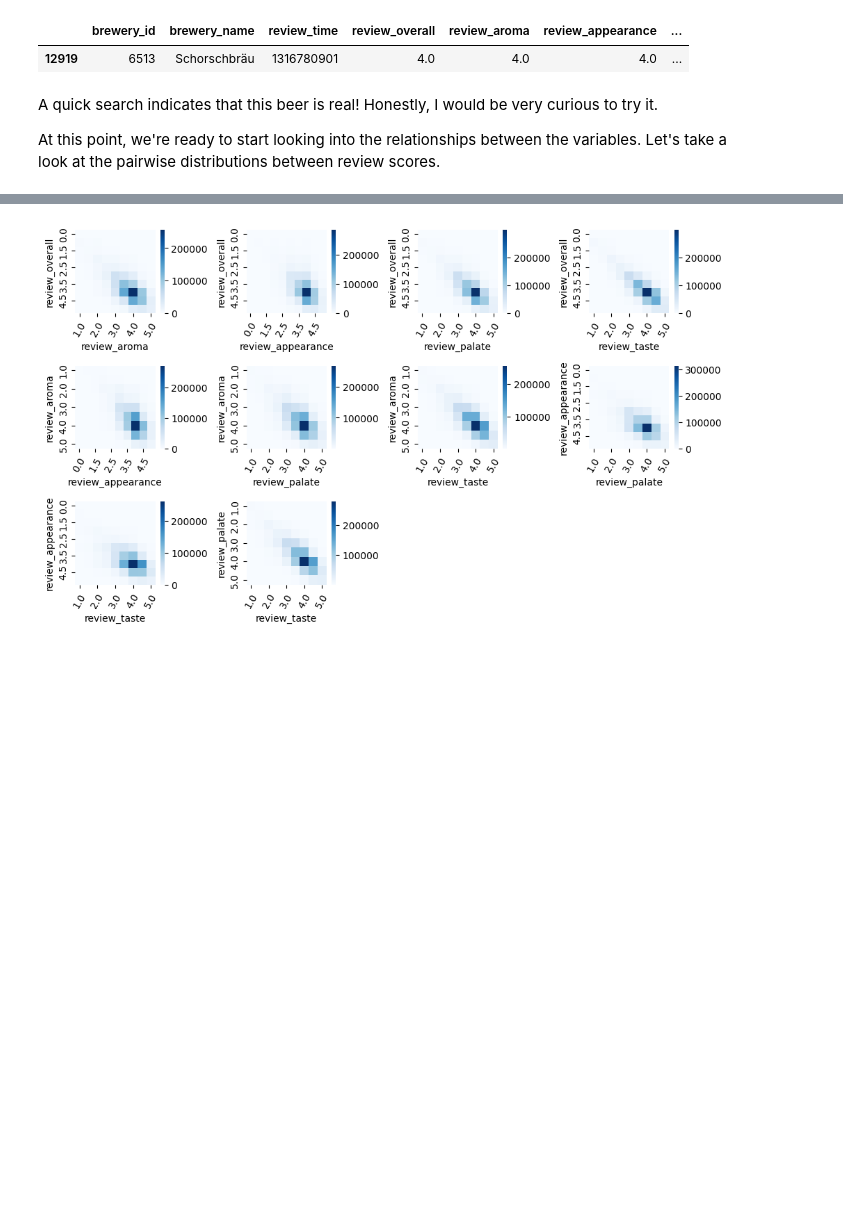
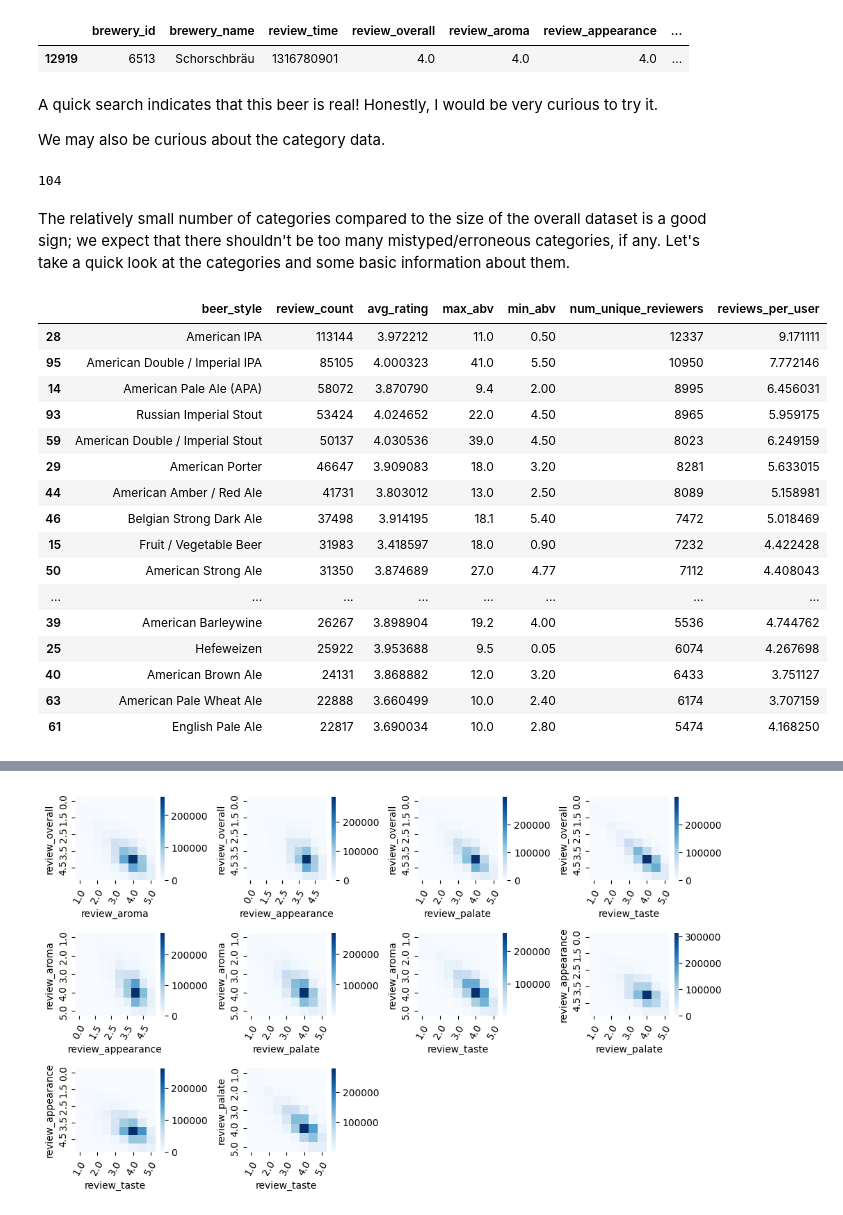
Before and after one commit to LucasLyons/Beer-Project, a Jupyter notebook: Beer Review Data Analysis.ipynb, the cells around one changed output, grey strips where cells are left out. Saved outputs shown, nothing was run; the diff lists cells and outputs as text; code cells hidden in the pictures; blank space fills up the shorter version.

```diff
--- a/Beer Review Data Analysis.ipynb
+++ b/Beer Review Data Analysis.ipynb
@@ -149,4 +151,41 @@ beer.loc[beer['beer_abv'] == max(beer['beer_abv'])]
 # %% [markdown]
 A quick search indicates that this beer is real! Honestly, I would be very curious to try it.
 
-At this point, we're ready to start looking into the relationships between the variables. Let's take a look at the pairwise distributions between review scores.
+We may also be curious about the category data.
+# %%
+#how many categories are there?
+beer['beer_style'].nunique()
+# %% [output]
+104
+# %% [markdown]
+The relatively small number of categories compared to the size of the overall dataset is a good sign; we expect that there shouldn't be too many mistyped/erroneous categories, if any. Let's take a quick look at the categories and some basic information about them.
+# %%
+#we'll run a SQL queries to group the data by beer style and generate some statistics
+query = "SELECT beer_style, COUNT(*) as review_count, AVG(review_overall) as avg_rating, \
+    MAX(beer_abv) as max_abv, MIN(beer_abv) as min_abv, \
+        COUNT(DISTINCT review_profilename) as num_unique_reviewers, \
+        review_count / num_unique_reviewers as reviews_per_user \
+    FROM beer GROUP BY beer_style"
+#query and save
+styles = db.sql(query).df()
+# %%
+#show 20 most popular styles
+styles.sort_values('review_count', ascending = False).head(20)
+# %% [output]
+|  | beer_style | review_count | avg_rating | max_abv | min_abv | num_unique_reviewers | reviews_per_user |
+| 28 | American IPA | 113144 | 3.972212 | 11.0 | 0.50 | 12337 | 9.171111 |
+| 95 | American Double / Imperial IPA | 85105 | 4.000323 | 41.0 | 5.50 | 10950 | 7.772146 |
+| 14 | American Pale Ale (APA) | 58072 | 3.870790 | 9.4 | 2.00 | 8995 | 6.456031 |
+| 93 | Russian Imperial Stout | 53424 | 4.024652 | 22.0 | 4.50 | 8965 | 5.959175 |
+| 59 | American Double / Imperial Stout | 50137 | 4.030536 | 39.0 | 4.50 | 8023 | 6.249159 |
+| 29 | American Porter | 46647 | 3.909083 | 18.0 | 3.20 | 8281 | 5.633015 |
+| 44 | American Amber / Red Ale | 41731 | 3.803012 | 13.0 | 2.50 | 8089 | 5.158981 |
+| 46 | Belgian Strong Dark Ale | 37498 | 3.914195 | 18.1 | 5.40 | 7472 | 5.018469 |
+| 15 | Fruit / Vegetable Beer | 31983 | 3.418597 | 18.0 | 0.90 | 7232 | 4.422428 |
+| 50 | American Strong Ale | 31350 | 3.874689 | 27.0 | 4.77 | 7112 | 4.408043 |
+| ... | ... | ... | ... | ... | ... | ... | ... |
+| 39 | American Barleywine | 26267 | 3.898904 | 19.2 | 4.00 | 5536 | 4.744762 |
+| 25 | Hefeweizen | 25922 | 3.953688 | 9.5 | 0.05 | 6074 | 4.267698 |
+| 40 | American Brown Ale | 24131 | 3.868882 | 12.0 | 3.20 | 6433 | 3.751127 |
+| 63 | American Pale Wheat Ale | 22888 | 3.660499 | 10.0 | 2.40 | 6174 | 3.707159 |
+| 61 | English Pale Ale | 22817 | 3.690034 | 10.0 | 2.80 | 5474 | 4.168250 |
```
Also changed, not shown: parts of 13 cells of this notebook.
